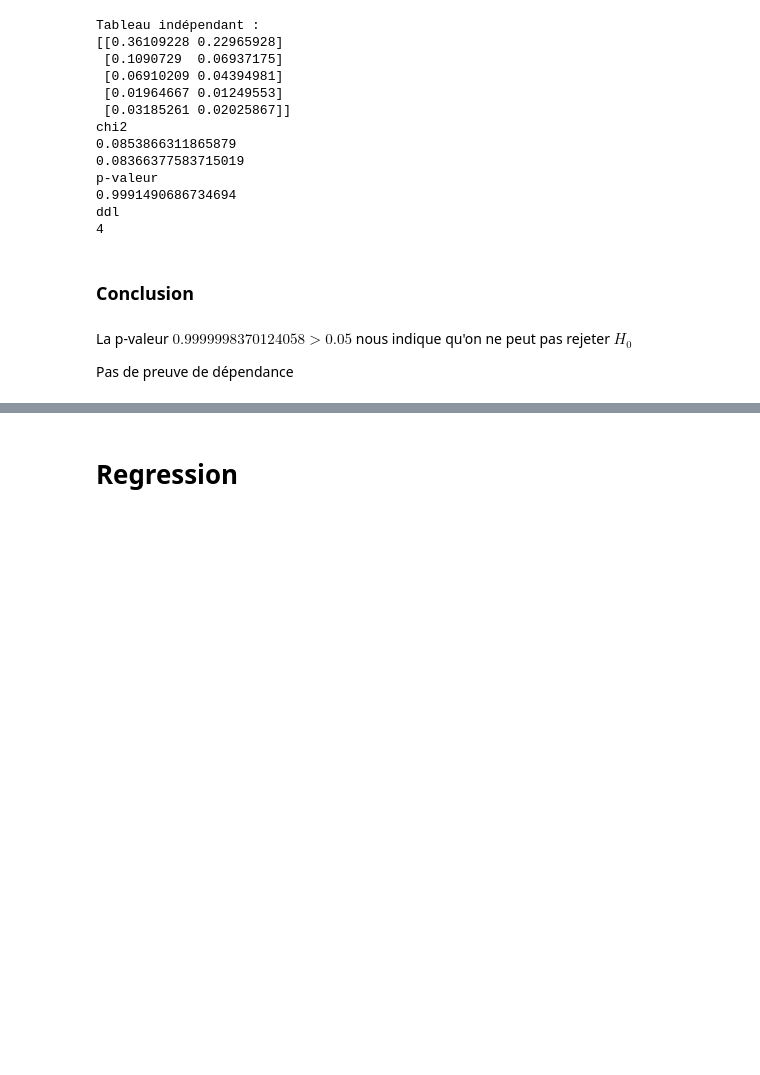
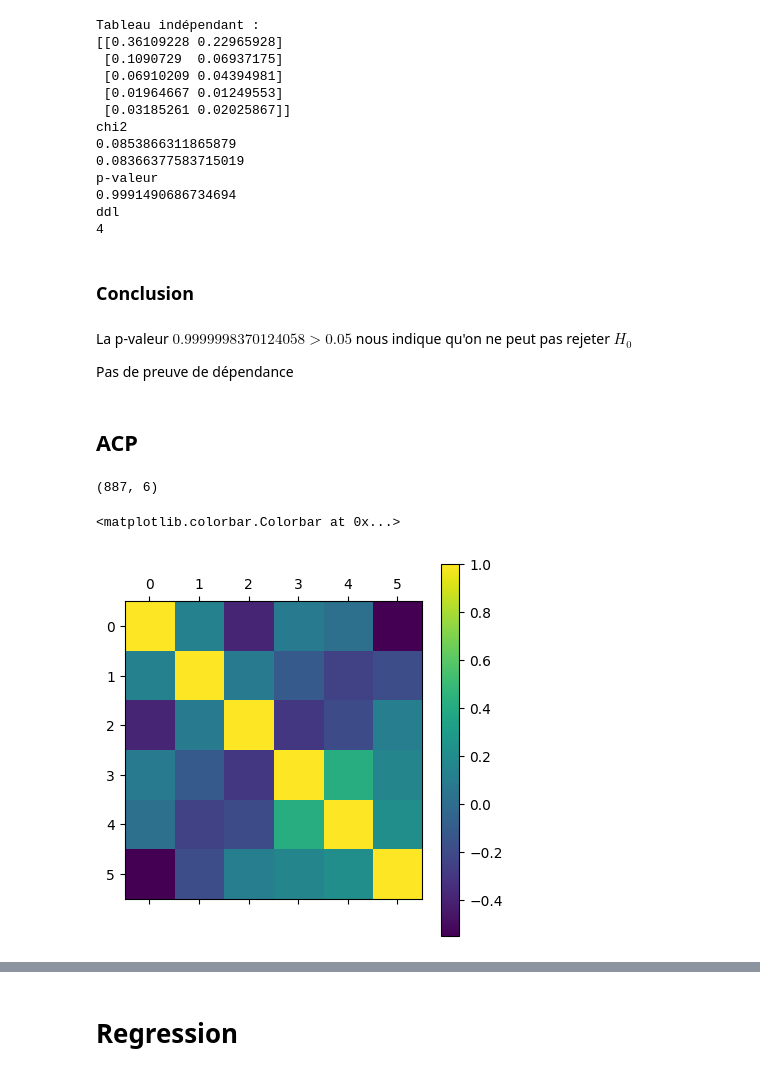
Before and after one commit to Noah-Agnel/Titanic, a Jupyter notebook: data_analysis.ipynb, the cells around one changed output, grey strips where cells are left out. Saved outputs shown, nothing was run; the diff lists cells and outputs as text; code cells hidden in the pictures; blank space fills up the shorter version.

```diff
--- a/data_analysis.ipynb
+++ b/data_analysis.ipynb
@@ -33,6 +33,9 @@ age = titanic[:,3]
 sibsp = titanic[:,4]
 parch = titanic[:,5]
 fare = titanic[:,6]
+#Variables X d'étude
+X =  titanic[:,1:]
+y = survie
 # %% [output]
 (887, 7)
 # %% [markdown]
@@ -276,3 +348,18 @@ La p-valeur $0.9999998370124058 > 0.05$ nous indique qu'on ne peut pas rejeter
 $H_0$
 
 Pas de preuve de dépendance
+# %% [markdown]
+## ACP
+# %%
+print(X.shape)
+Xc = X-np.mean(X,axis=0)
+Xr = Xc/np.std(X,axis=0)
+
+#Matrice de Correlation
+cov = (1/n) * (Xr.T@Xr)
+plt.matshow(cov)
+plt.colorbar()
+# %% [output]
+(887, 6)
+<matplotlib.colorbar.Colorbar at 0x...>
+[figure, added]
```
Also changed, not shown: parts of 16 cells of this notebook.
